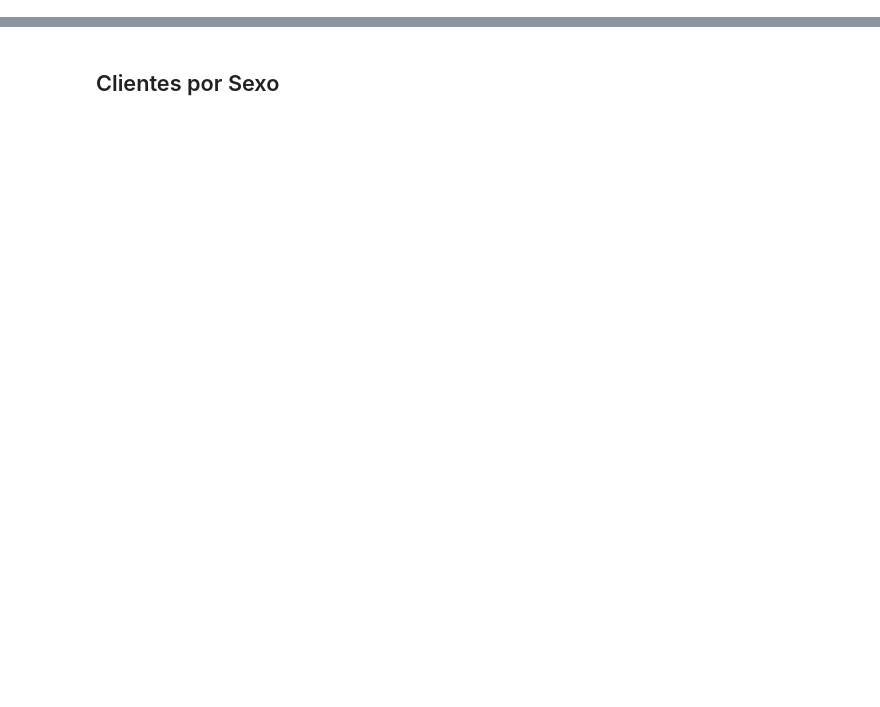
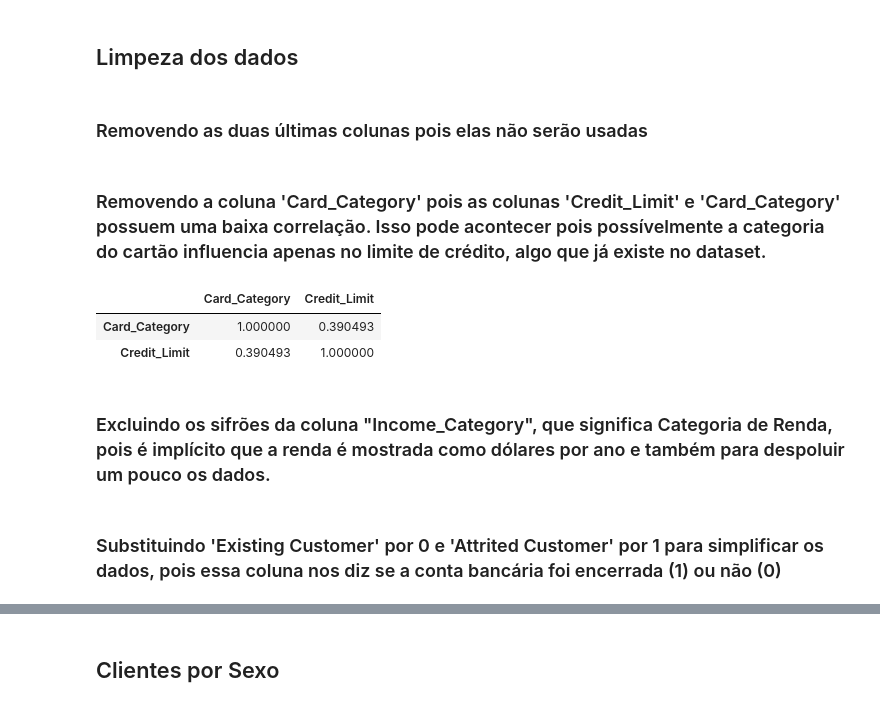
Before and after one commit to pedroernesto00/-CK0223---Mineracao-de-Dados---Trabalho-Final, a Jupyter notebook: Checkpoint #2 - Análise Exploratória dos Dados.ipynb, the cells around one changed output, grey strips where cells are left out. Cells and saved outputs as stored; diff of their text form; code cells hidden in the pictures; blank space fills up the shorter version.

Commit message:
algumas perguntas e algumas limpezas de dados

```diff
--- a/Checkpoint #2 - Análise Exploratória dos Dados.ipynb
+++ b/Checkpoint #2 - Análise Exploratória dos Dados.ipynb
@@ -23,0 +39,4 @@ df
+# %% [markdown]
+## Limpeza dos dados
+# %% [markdown]
+### Removendo as duas últimas colunas pois elas não serão usadas
@@ -23,0 +45,11 @@ df
+# %% [markdown]
+### Removendo a coluna 'Card_Category' pois as colunas 'Credit_Limit' e 'Card_Category' possuem uma baixa correlação. Isso pode acontecer pois possívelmente a categoria do cartão influencia apenas no limite de crédito, algo que já existe no dataset.
+# %%
+le = LabelEncoder()
+df['Card_Category'] = le.fit_transform(df['Card_Category'])
+df['Credit_Limit'] = le.fit_transform(df['Credit_Limit'])
+df[['Card_Category', 'Credit_Limit']].corr()
+# %% [output]
+|  | Card_Category | Credit_Limit |
+| Card_Category | 1.000000 | 0.390493 |
+| Credit_Limit | 0.390493 | 1.000000 |
@@ -24,2 +58,6 @@ df
+# %% [markdown]
+### Excluindo os sifrões da coluna "Income_Category", que significa Categoria de Renda, pois é implícito que a renda é mostrada como dólares por ano e também para despoluir um pouco os dados.
 # %%
 df['Income_Category'] = [income.replace('$', '').replace('Less than', '-') for income in df['Income_Category']]
+# %% [markdown]
+### Substituindo 'Existing Customer' por 0 e 'Attrited Customer' por 1 para simplificar os dados, pois essa coluna nos diz se a conta bancária foi encerrada (1) ou não (0)
```
Also changed, not shown: parts of 13 cells of this notebook.
